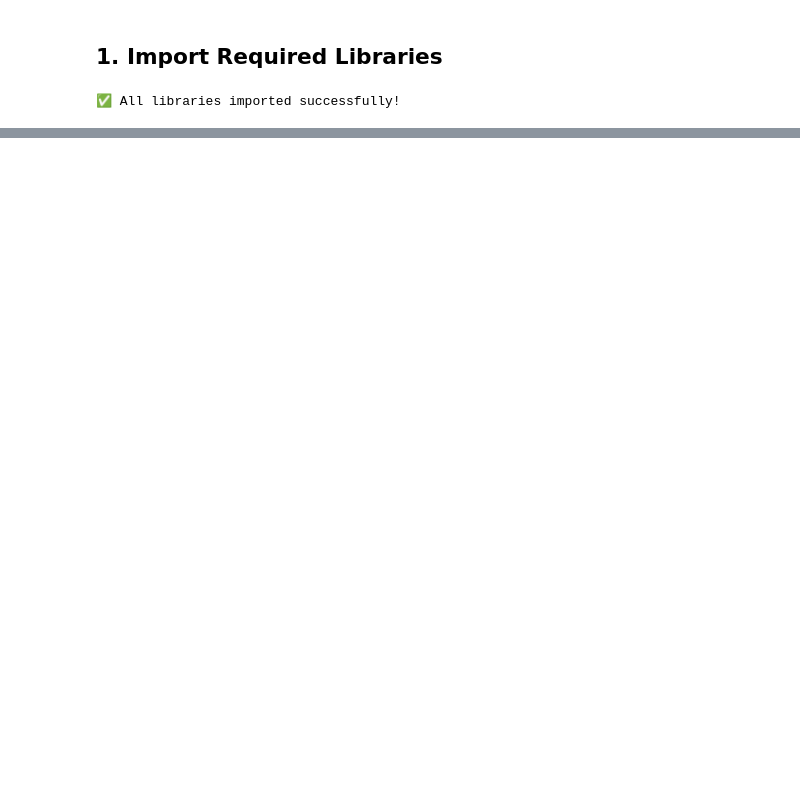
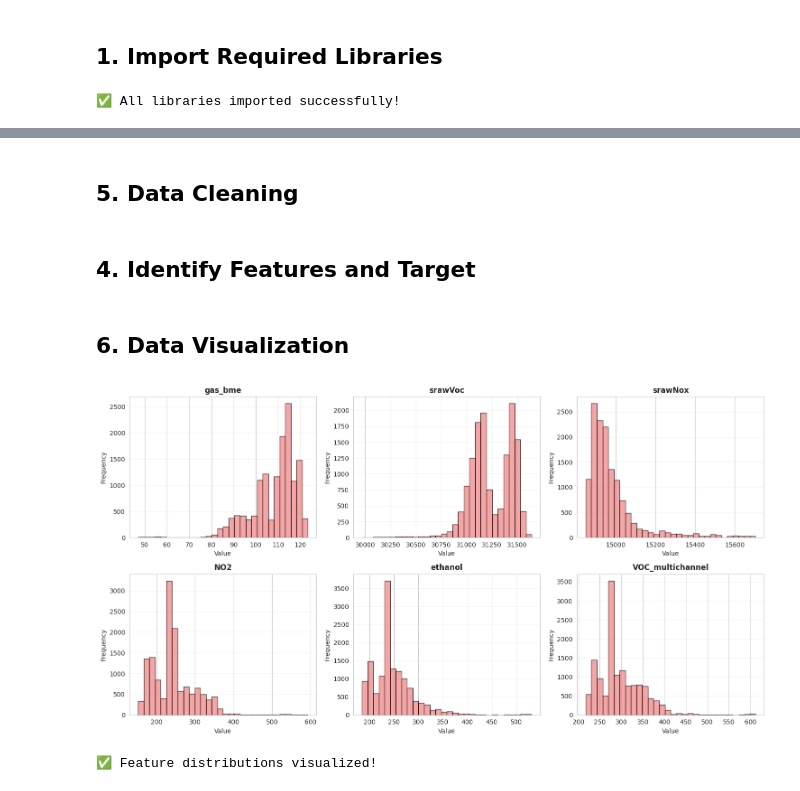
Before and after one commit to DomJab23/TeleScent, a Jupyter notebook: ml/scentdetection.ipynb, the cells around one changed output, grey strips where cells are left out. Drawn from its saved outputs; the diff is of its cells as text; code cells hidden in the pictures; blank space fills up the shorter version.

```diff
--- a/ml/scentdetection.ipynb
+++ b/ml/scentdetection.ipynb
@@ -1006,0 +227,25 @@ Key Sensor Readings:
+# %%
+# Fix typos in the dataset
+print("🔧 Fixing data typos...")
+
+# Replace 'norange' with 'orange' in ALL columns
+df = df.replace('norange', 'orange')
+
+# Check if the fix was applied
+norange_count = (df == 'norange').sum().sum()
+orange_count = (df == 'orange').sum().sum()
+
+print(f"✅ Data cleaning completed!")
+print(f"   Remaining 'norange' values: {norange_count}")
+print(f"   Total 'orange' values: {orange_count}")
+
+if norange_count == 0:
+    print("   ✓ All 'norange' typos have been fixed!")
+else:
+    print(f"   ⚠️  Still have {norange_count} 'norange' values to fix")
+
+# Show the updated target distribution
+print(f"\n🏷️ Updated Target Distribution:")
+print("=" * 80)
+print(df[target_col].value_counts())
+print(f"\nUnique scents: {df[target_col].nunique()}")
@@ -1006,0 +354,29 @@ Key Sensor Readings:
+# %% [markdown]
+## 5. Data Cleaning
+# %% [markdown]
+## 4. Identify Features and Target
+# %% [markdown]
+## 6. Data Visualization
+# %%
+# Visualize feature distributions (first 6 numeric features)
+numeric_features = df[feature_cols].select_dtypes(include=[np.number]).columns[:6]
+
+if len(numeric_features) > 0:
+    fig, axes = plt.subplots(2, 3, figsize=(15, 8))
+    axes = axes.ravel()
+
+    for idx, col in enumerate(numeric_features):
+        axes[idx].hist(df[col].dropna(), bins=30, color='lightcoral', edgecolor='black', alpha=0.7)
+        axes[idx].set_title(f'{col}', fontsize=12, fontweight='bold')
+        axes[idx].set_xlabel('Value')
+        axes[idx].set_ylabel('Frequency')
+        axes[idx].grid(axis='y', alpha=0.3)
+
+    plt.tight_layout()
+    plt.show()
+    print(f"✅ Feature distributions visualized!")
+else:
+    print("⚠️ No numeric features found for visualization")
+# %% [output]
+[figure, added]
+✅ Feature distributions visualized!
```
Also changed, not shown: parts of 57 cells of this notebook, 6 other files.
